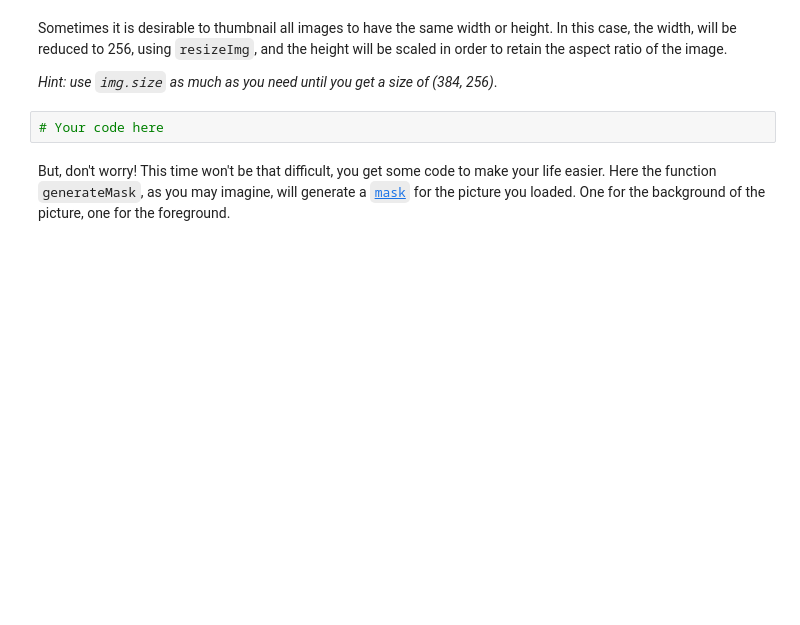
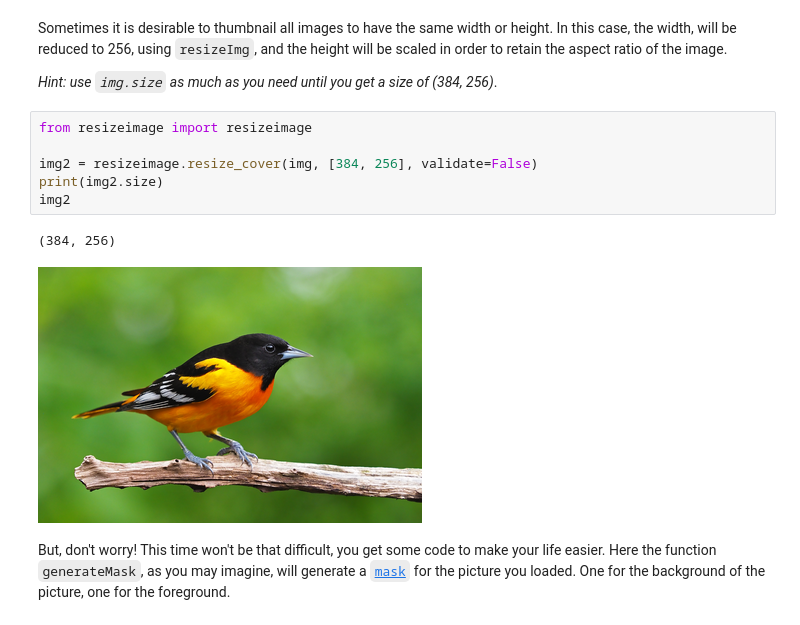
Before and after one commit to blancalluch/ImageSegmentation, a Jupyter notebook: main.ipynb, the cells around one changed output. Cells and saved outputs as stored; diff of their text form; blank space fills up the shorter version.

```diff
--- a/main.ipynb
+++ b/main.ipynb
@@ -49,8 +62,15 @@ Using this function you will be using Pillow, the most popular and de facto stan
 Sometimes it is desirable to thumbnail all images to have the same width or height. In this case, the width, will be reduced to 256, using `resizeImg`, and the height will be scaled in order to retain the aspect ratio of the image.
 
 *Hint: use `img.size` as much as you need until you get a size of (384, 256)*.
-# %%
-# Your code here
+# %%
+from resizeimage import resizeimage
+
+img2 = resizeimage.resize_cover(img, [384, 256], validate=False)
+print(img2.size)
+img2
+# %% [output]
+(384, 256)
+[figure, added]
 # %% [markdown]
 But, don't worry! This time won't be that difficult, you get some code to make your life easier.
 Here the function `generateMask`, as you may imagine, will generate a [`mask`](http://www.xinapse.com/Manual/masking.html) for the picture you loaded. One for the background of the picture, one for the foreground.
```
Also changed, not shown: parts of 3 cells of this notebook.
